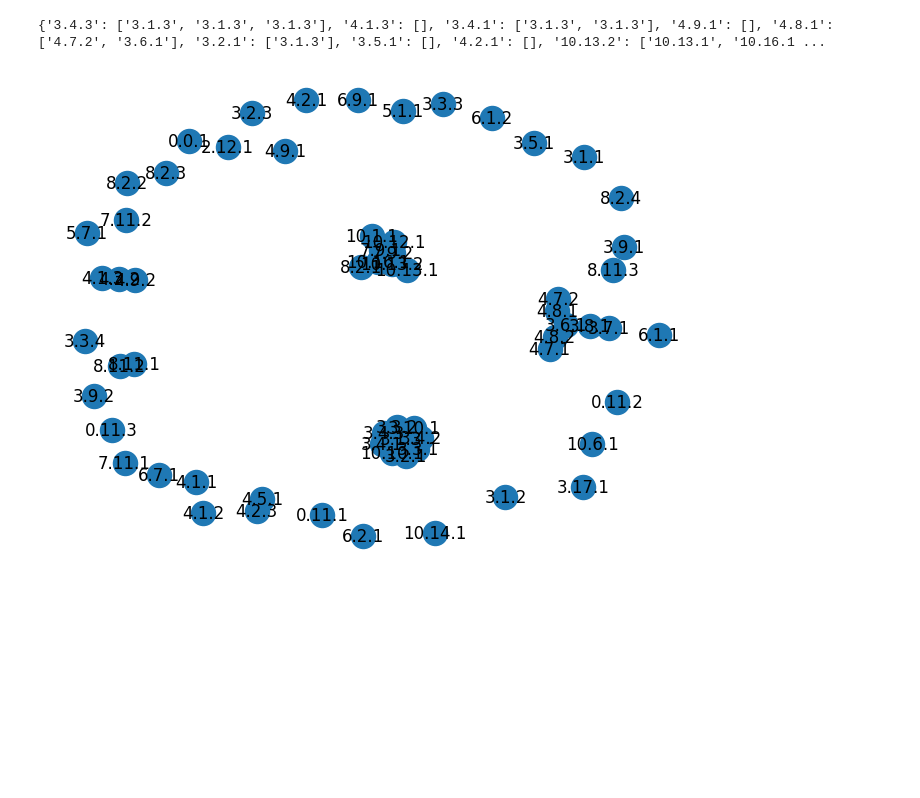
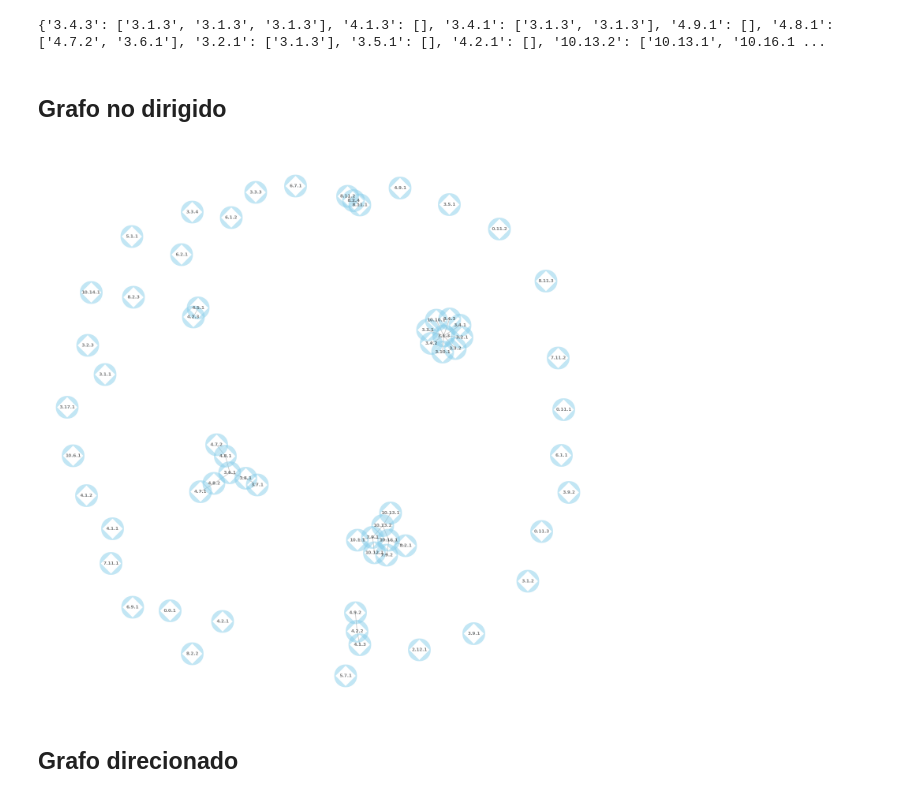
Before and after one commit to bettachini/nlpTP, a Jupyter notebook: arn/Grafo_normas_nuclear.ipynb, the cells around one changed output. Cells and saved outputs as stored; diff of their text form; code cells hidden in the pictures; blank space fills up the shorter version.

Commit message:
Grafo dirigido más claro

```diff
--- a/arn/Grafo_normas_nuclear.ipynb
+++ b/arn/Grafo_normas_nuclear.ipynb
@@ -20,3 +20,5 @@ for file in glob.glob(path):
 print(adj_list)
 # %% [output]
 {'3.4.3': ['3.1.3', '3.1.3', '3.1.3'], '4.1.3': [], '3.4.1': ['3.1.3', '3.1.3'], '4.9.1': [], '4.8.1': ['4.7.2', '3.6.1'], '3.2.1': ['3.1.3'], '3.5.1': [], '4.2.1': [], '10.13.2': ['10.13.1', '10.16.1 ...
+# %% [markdown]
+## Grafo no dirigido
@@ -25,5 +29,9 @@ import networkx as nx
 G = nx.from_dict_of_lists(adj_list)
-# %%
-nx.draw(G, with_labels = True)
-# %% [output]
-[figure, removed]
+# %%
+plt.figure(3,figsize=(14,14))
+nx.draw(G, with_labels = True, node_size=2, node_color="skyblue", node_shape="s", alpha=0.5, linewidths=40, font_size=8, font_color="black", edge_color="gray", font_weight="bold", font_family="sans-serif")
+plt.show()
+# %% [output]
+[figure, added]
+# %% [markdown]
+## Grafo direcionado
```
Also changed, not shown: parts of 5 cells of this notebook.
